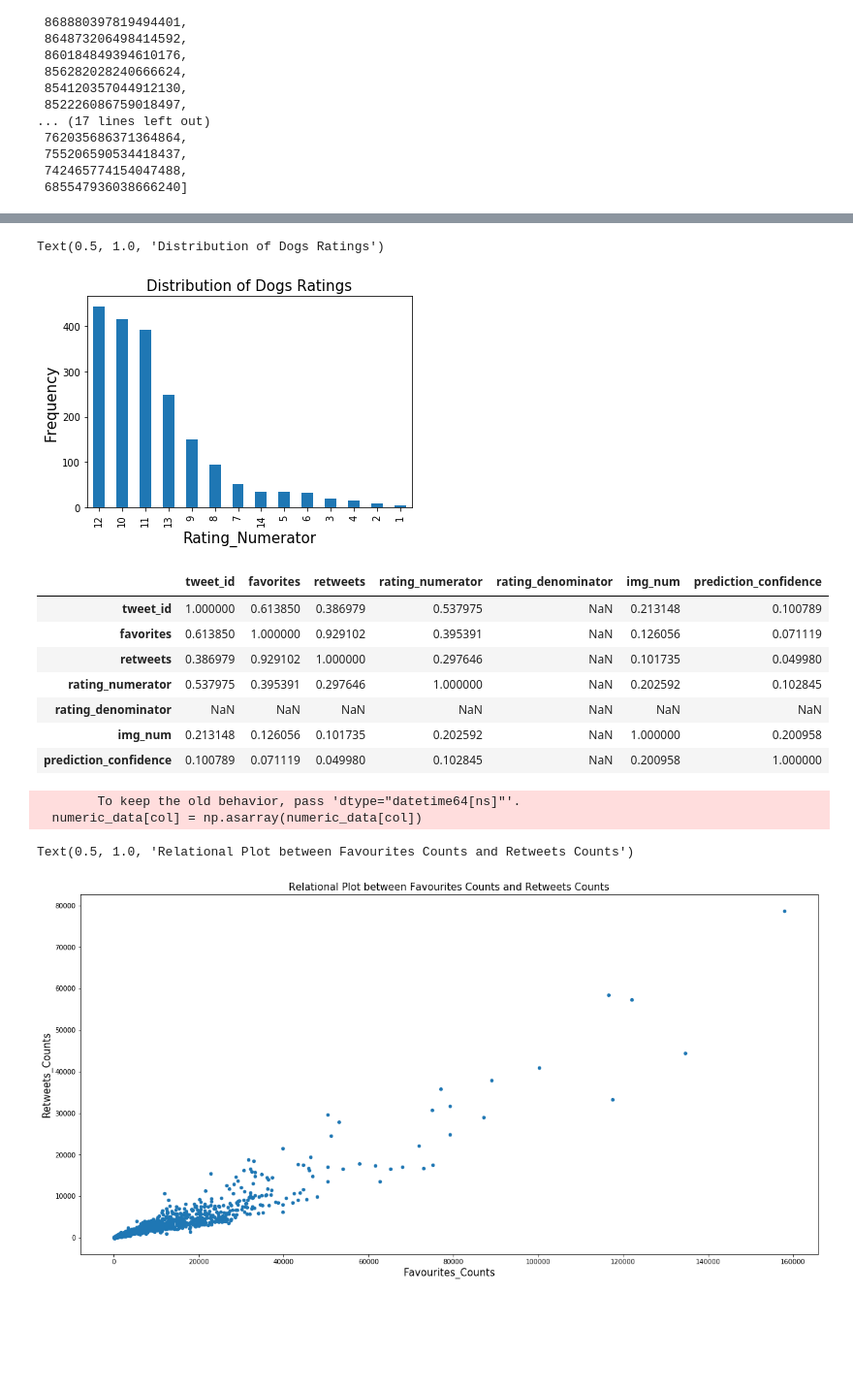
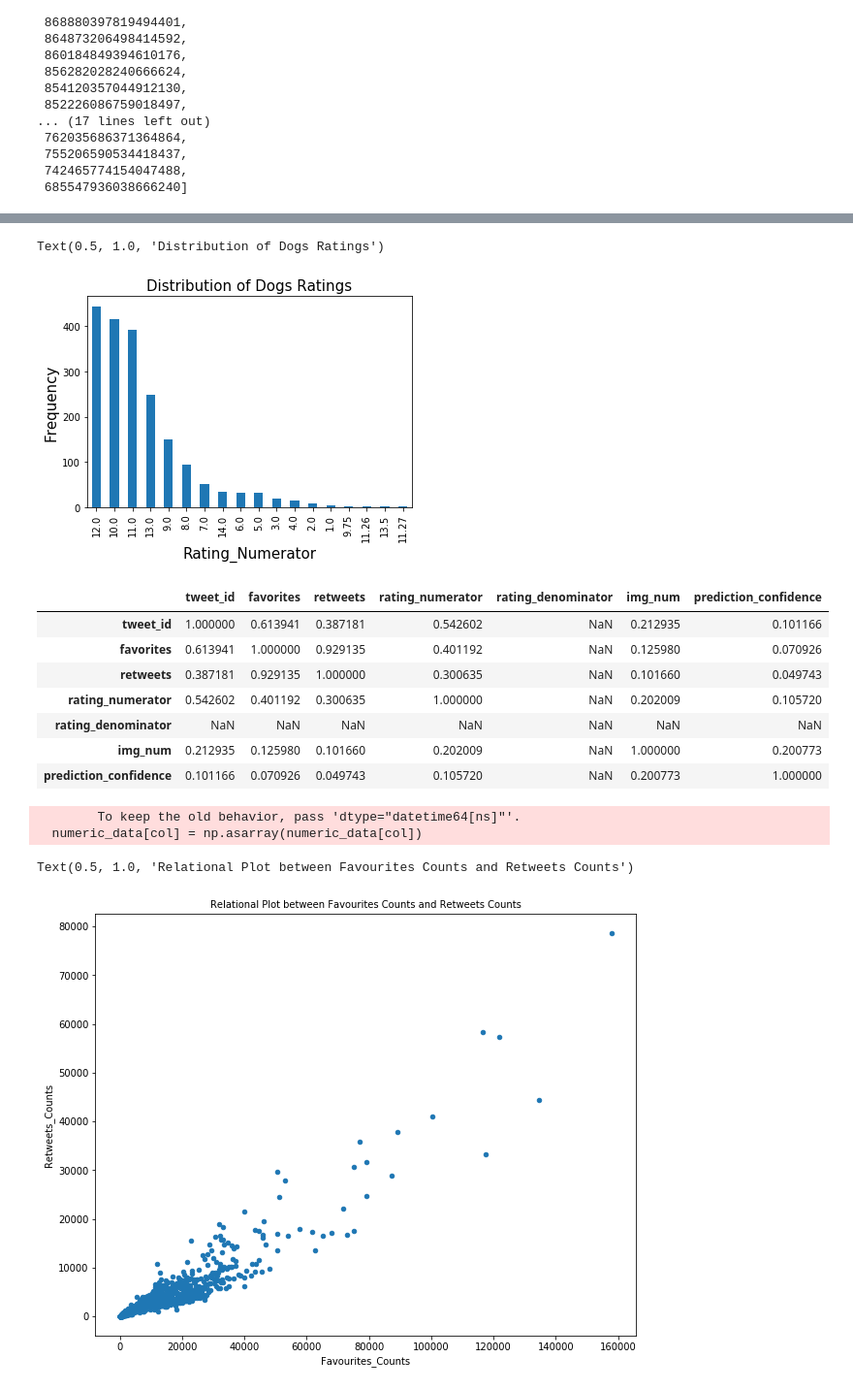
Before and after one commit to CherifArsanious/wrangle-and-analyze-data-project, a Jupyter notebook: wrangle_act.ipynb, the cells around one changed output, grey strips where cells are left out. Shown at 97% size. Cells and saved outputs as stored; diff of their text form; code cells hidden in the pictures; blank space fills up the shorter version.

```diff
--- a/wrangle_act.ipynb
+++ b/wrangle_act.ipynb
@@ -923,14 +966,20 @@ This cleaning step combines both a quality cleaning issue and a tidiness issue
 # %% [markdown]
 the documentation in this website helped me
 https://pandas.pydata.org/pandas-docs/stable/reference/api/pandas.Series.str.cat.html
-# %%
-dog_stage = ['doggo','pupper', 'floofer', 'puppo' ]
-for i in dog_stage:
-        twitter_archive_clean[i] = twitter_archive_clean[i].replace('None', '')
-#concat the four strings together
-twitter_archive_clean['stage'] = twitter_archive_clean.doggo.str.cat(twitter_archive_clean.floofer).str.cat(twitter_archive_clean.pupper).str.cat(twitter_archive_clean.puppo)
-
-twitter_archive_clean = twitter_archive_clean.drop(['doggo','floofer','pupper','puppo'], axis = 1)
-
-
-twitter_archive_clean['stage'] = twitter_archive_clean['stage'].replace('', np.nan)
+# %%
+# first i will replace none
+twitter_archive_clean.doggo.replace('None', '', inplace=True)
+twitter_archive_clean.floofer.replace('None', '', inplace=True)
+twitter_archive_clean.pupper.replace('None', '', inplace=True)
+twitter_archive_clean.puppo.replace('None', '', inplace=True)
+
+# merge into column
+twitter_archive_clean['dog_stage'] = twitter_archive_clean.doggo + twitter_archive_clean.floofer + twitter_archive_clean.pupper + twitter_archive_clean.puppo
+
+# handle multiple stages
+twitter_archive_clean.loc[twitter_archive_clean.dog_stage == 'doggopupper', 'dog_stage'] = 'doggo, pupper'
+twitter_archive_clean.loc[twitter_archive_clean.dog_stage == 'doggopuppo', 'dog_stage'] = 'doggo, puppo'
+twitter_archive_clean.loc[twitter_archive_clean.dog_stage == 'doggofloofer', 'dog_stage'] = 'doggo, floofer'
+
+# handle missing values
+twitter_archive_clean.loc[twitter_archive_clean.dog_stage == '', 'dog_stage'] = np.nan
@@ -987,4 +1040,4 @@ Index(['tweet_id', 'timestamp_x', 'source', 'text', 'expanded_urls',
        'retweets', 'timestamp_y'],
       dtype='object')
 # %%
-twitter_archive_master=twitter_archive_master[['tweet_id','favorites', 'retweets','dog_name','dog_breed','stage','rating_numerator', 'rating_denominator', 'source', 'text', 'expanded_urls', 'jpg_url', 'img_num', 'prediction_confidence', 'timestamp_y','timestamp_x']]
+twitter_archive_master=twitter_archive_master[['tweet_id','favorites', 'retweets','dog_name','dog_breed','dog_stage','rating_numerator', 'rating_denominator', 'source', 'text', 'expanded_urls', 'jpg_url', 'img_num', 'prediction_confidence', 'timestamp_y','timestamp_x']]
@@ -1119,28 +1167,28 @@ plt.ylabel('Frequency',fontsize=15)
 plt.title('Distribution of Dogs Ratings',fontsize=15)
 # %% [output]
 Text(0.5, 1.0, 'Distribution of Dogs Ratings')
-[figure, old version]
+[figure, new version]
 # %%
 twitter_archive_master.corr()
 # %% [output]
 |  | tweet_id | favorites | retweets | rating_numerator | rating_denominator | img_num | prediction_confidence |
-| tweet_id | 1.000000 | 0.613850 | 0.386979 | 0.537975 | NaN | 0.213148 | 0.100789 |
-| favorites | 0.613850 | 1.000000 | 0.929102 | 0.395391 | NaN | 0.126056 | 0.071119 |
-| retweets | 0.386979 | 0.929102 | 1.000000 | 0.297646 | NaN | 0.101735 | 0.049980 |
-| rating_numerator | 0.537975 | 0.395391 | 0.297646 | 1.000000 | NaN | 0.202592 | 0.102845 |
+| tweet_id | 1.000000 | 0.613941 | 0.387181 | 0.542602 | NaN | 0.212935 | 0.101166 |
+| favorites | 0.613941 | 1.000000 | 0.929135 | 0.401192 | NaN | 0.125980 | 0.070926 |
+| retweets | 0.387181 | 0.929135 | 1.000000 | 0.300635 | NaN | 0.101660 | 0.049743 |
+| rating_numerator | 0.542602 | 0.401192 | 0.300635 | 1.000000 | NaN | 0.202009 | 0.105720 |
 | rating_denominator | NaN | NaN | NaN | NaN | NaN | NaN | NaN |
-| img_num | 0.213148 | 0.126056 | 0.101735 | 0.202592 | NaN | 1.000000 | 0.200958 |
-| prediction_confidence | 0.100789 | 0.071119 | 0.049980 | 0.102845 | NaN | 0.200958 | 1.000000 |
+| img_num | 0.212935 | 0.125980 | 0.101660 | 0.202009 | NaN | 1.000000 | 0.200773 |
+| prediction_confidence | 0.101166 | 0.070926 | 0.049743 | 0.105720 | NaN | 0.200773 | 1.000000 |
 # %%
-twitter_archive_master.plot(x='favorites',y='retweets',kind='scatter',figsize=(20,10));
-plt.xlabel('Favourites_Counts',fontsize=15)
-plt.ylabel('Retweets_Counts',fontsize=15)
-plt.title('Relational Plot between Favourites Counts and Retweets Counts',fontsize=15)
+twitter_archive_master.plot(x='favorites',y='retweets',kind='scatter',figsize=(10,8));
+plt.xlabel('Favourites_Counts',fontsize=10)
+plt.ylabel('Retweets_Counts',fontsize=10)
+plt.title('Relational Plot between Favourites Counts and Retweets Counts',fontsize=10)
 # %% [output]
         To keep the old behavior, pass 'dtype="datetime64[ns]"'.
   numeric_data[col] = np.asarray(numeric_data[col])
 Text(0.5, 1.0, 'Relational Plot between Favourites Counts and Retweets Counts')
-[figure, old version]
+[figure, new version]
 # %%
 twitter_archive_master[['favorites','retweets']].corr()
 # %% [output]
```
Also changed, not shown: parts of 32 cells of this notebook.
